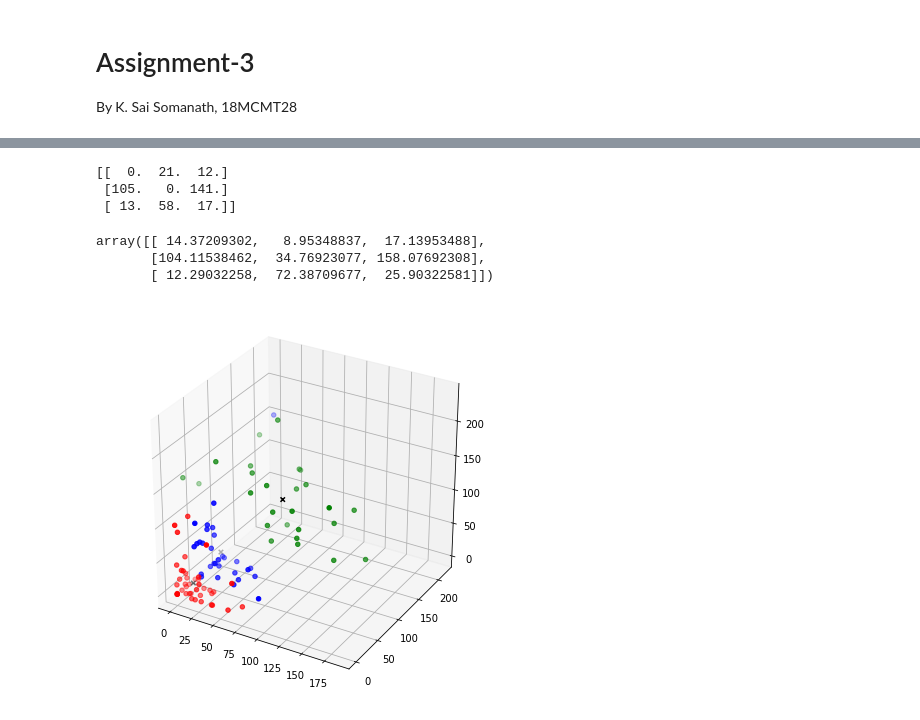
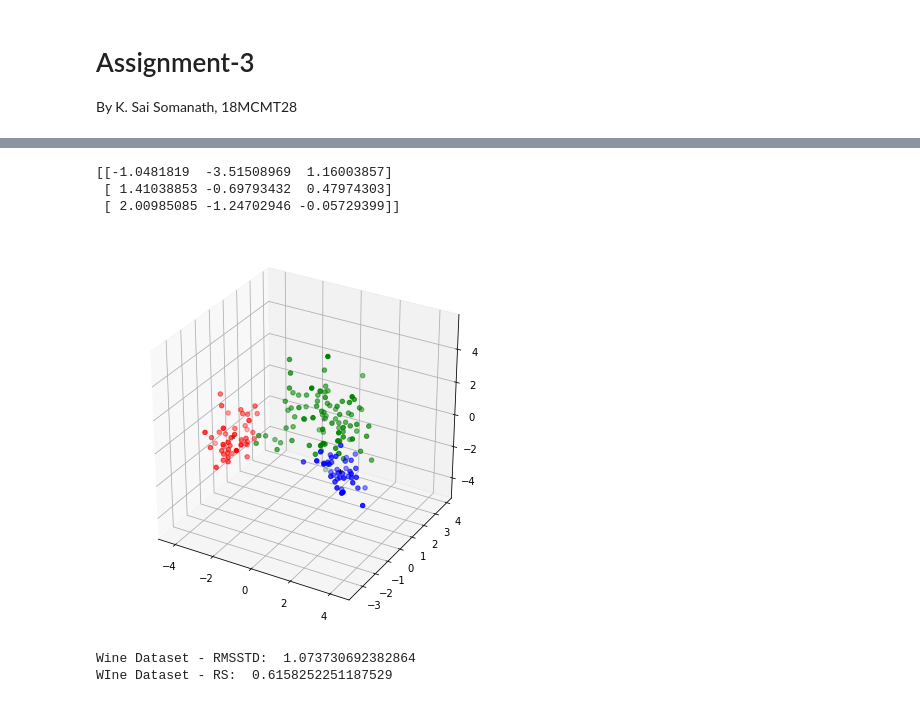
Before and after one commit to saisk8/Pattern-Recognition, a Jupyter notebook: Assignment-3/Assignment-3.ipynb, the cells around one changed output, grey strips where cells are left out. Saved outputs shown, nothing was run; the diff lists cells and outputs as text; code cells hidden in the pictures.

```diff
--- a/Assignment-3/Assignment-3.ipynb
+++ b/Assignment-3/Assignment-3.ipynb
@@ -23,8 +25,10 @@ def k_means(data, k, max_iters=100):
             if var.size:
                 centroids[i] = np.mean(var, axis=0)
 
-    return np.array([data[clusters == x] for x in range(k)]), centroids
+    return np.array([data[clusters == x] for x in range(k)]), centroids, clusters
 # %%
 # Read the data
 iris = np.genfromtxt('iris.csv', delimiter=',', skip_header=1, usecols=(0,1,2,3))
-iris.shape
+pca = PCA(n_components=3)
+pca.fit(iris)
+X = pca.transform(iris)
@@ -33,4 +35,4 @@ iris.shape
 # %%
-cluster, centroids = k_means(iris[:, :3], 3)
+cluster, centroids, _ = k_means(X, 3)
 centroids
 # %% [output]
@@ -77,24 +161,29 @@ plt.show()
 # %%
-from sklearn.decomposition import PCA
-file_handle = open('arcene_train.data')
-arcene = np.array([list(map(int, file_handle.readline().strip().split(' '))) for _ in range(100)], dtype=np.float64)
+file_handle = open('wine.data')
+wine = np.array([list(map(float, file_handle.readline().strip().split(','))) for _ in range(178)], dtype=np.float64)
+wine_labels = wine[:, 0] - 1
+wine = wine[:, 1:]
+wine_std = StandardScaler().fit_transform(wine)
+pca = PCA(n_components=3)
+pca.fit(wine_std)
+X = pca.transform(wine_std)
-# %%
-cluster1, centroids1 = k_means(arcene[:,:3], 3)
-centroids1
-# %% [output]
-[[  0.  21.  12.]
- [105.   0. 141.]
- [ 13.  58.  17.]]
-array([[ 14.37209302,   8.95348837,  17.13953488],
-       [104.11538462,  34.76923077, 158.07692308],
-       [ 12.29032258,  72.38709677,  25.90322581]])
 # %%
+cluster1, centroids1, labels = k_means(X, 3)
 fig = plt.figure(figsize=(7,7))
 ax = fig.add_subplot(111, projection='3d')
 ax.scatter(cluster1[0][:, 0], cluster1[0][:, 1], cluster1[0][:, 2], c='r')
 ax.scatter(cluster1[1][:, 0], cluster1[1][:, 1], cluster1[1][:, 2], c='g')
 ax.scatter(cluster1[2][:, 0], cluster1[2][:, 1], cluster1[2][:, 2], c='b')
-ax.scatter(centroids1[:, 0], centroids1[:, 1], centroids1[:, 2], c='k', marker='x')
+ax.scatter(centroids1[:, 0], centroids1[:, 1], centroids1[:, 2], c='k', marker='*')
 plt.show()
 # %% [output]
+[[-1.0481819  -3.51508969  1.16003857]
+ [ 1.41038853 -0.69793432  0.47974303]
+ [ 2.00985085 -1.24702946 -0.05729399]]
-[figure, old version]
+[figure, new version]
+# %%
+print("Wine Dataset - RMSSTD: ", rmsstd(cluster1.reshape(cluster1.shape[0],1)))
+print("WIne Dataset - RS: ", rs(cluster1.reshape(cluster1.shape[0],1)))
+# %% [output]
+Wine Dataset - RMSSTD:  1.073730692382864
+WIne Dataset - RS:  0.6158252251187529
```
Also changed, not shown: parts of 16 cells of this notebook, 3 other files.
